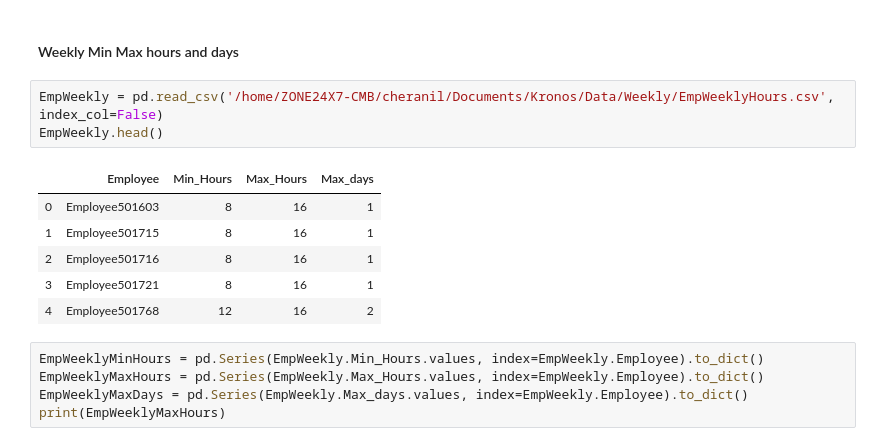
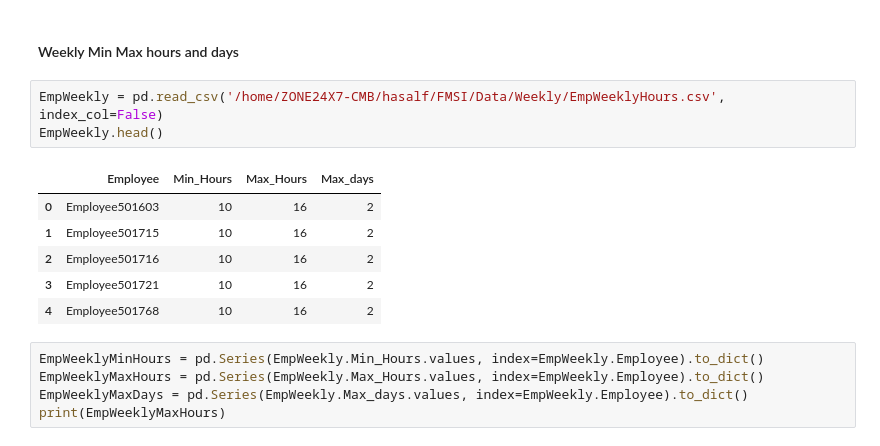
Before and after one commit to hasalfernando/kronos-scheduling-optimization, a Jupyter notebook: scheduling-optimization.ipynb, the cells around one changed output. Cells and saved outputs as stored; diff of their text form.

```diff
--- a/scheduling-optimization.ipynb
+++ b/scheduling-optimization.ipynb
@@ -218,15 +249,15 @@ print(EmpMaxWork)
 # %% [markdown]
 #### Weekly Min Max hours and days
 # %%
-EmpWeekly = pd.read_csv('/home/ZONE24X7-CMB/cheranil/Documents/Kronos/Data/Weekly/EmpWeeklyHours.csv', index_col=False)
+EmpWeekly = pd.read_csv('/home/ZONE24X7-CMB/hasalf/FMSI/Data/Weekly/EmpWeeklyHours.csv', index_col=False)
 EmpWeekly.head()
 # %% [output]
 |  | Employee | Min_Hours | Max_Hours | Max_days |
-| 0 | Employee501603 | 8 | 16 | 1 |
-| 1 | Employee501715 | 8 | 16 | 1 |
-| 2 | Employee501716 | 8 | 16 | 1 |
-| 3 | Employee501721 | 8 | 16 | 1 |
-| 4 | Employee501768 | 12 | 16 | 2 |
+| 0 | Employee501603 | 10 | 16 | 2 |
+| 1 | Employee501715 | 10 | 16 | 2 |
+| 2 | Employee501716 | 10 | 16 | 2 |
+| 3 | Employee501721 | 10 | 16 | 2 |
+| 4 | Employee501768 | 10 | 16 | 2 |
 # %%
 EmpWeeklyMinHours = pd.Series(EmpWeekly.Min_Hours.values, index=EmpWeekly.Employee).to_dict()
 EmpWeeklyMaxHours = pd.Series(EmpWeekly.Max_Hours.values, index=EmpWeekly.Employee).to_dict()
```
Also changed, not shown: parts of 32 cells of this notebook.
